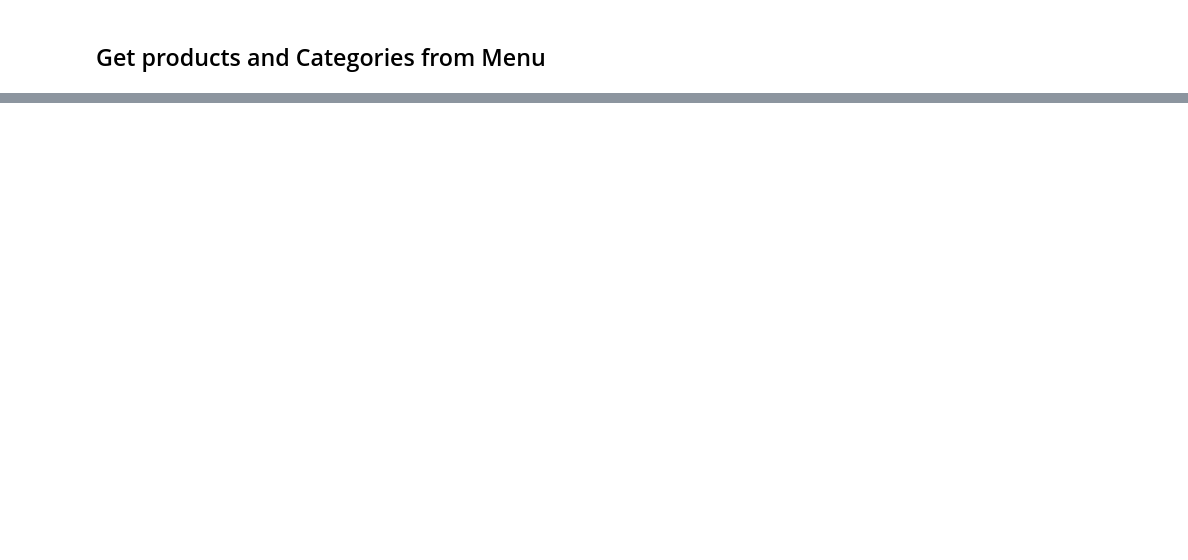
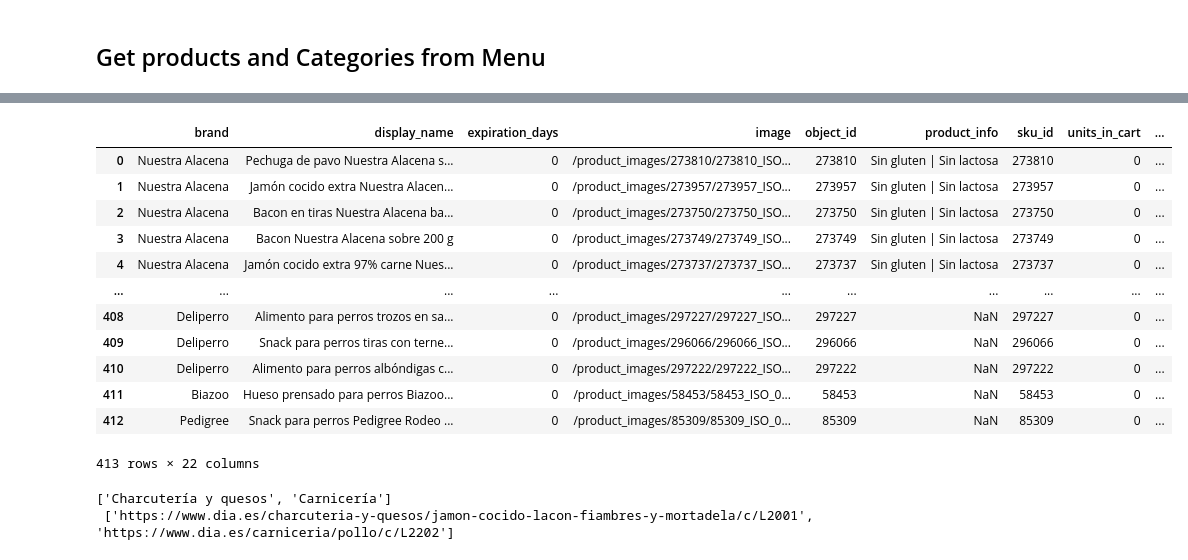
Before and after one commit to Terezka88/shopping-basket-analytics, a Jupyter notebook: notebooks/2_DIA_Scraping.ipynb, the cells around one changed output, grey strips where cells are left out. Cells and saved outputs as stored; diff of their text form; code cells hidden in the pictures; blank space fills up the shorter version.

```diff
--- a/notebooks/2_DIA_Scraping.ipynb
+++ b/notebooks/2_DIA_Scraping.ipynb
@@ -111,0 +115,5 @@ get_html(url=url_base)
+# %%
+cat_list = main_soup.find("ul", class_="categories-list")
+cat_list = cat_list.find_all("li")
+print("Number of main categories:", len(cat_list), "\n")
+print(cat_list[0].prettify())
@@ -111,0 +162,4 @@ get_html(url=url_base)
+# %%
+url = ls_url_cats[0]
+url_html = get_html(url)
+url_html = BeautifulSoup(url_html)
@@ -111,0 +211,11 @@ get_html(url=url_base)
+# %%
+def get_products(url):
+    url_html = get_html(url)
+    url_html = BeautifulSoup(url_html)
+    script_tag = url_html.body.find("script", id="vike_pageContext")
+    script_tag = str(script_tag.string)
+    d_prod = json.loads(script_tag)
+    prods = d_prod["INITIAL_STATE"]["plp_items"][:-1]
+    return prods
+
+get_products(ls_url_cats[1])
@@ -111,0 +240,8 @@ get_html(url=url_base)
+# %%
+from time import sleep
+from random import randint
+from tqdm import tqdm
+ls_prods = []
+for url in tqdm(ls_url_cats):
+    ls_prods.append(get_products(url))
+    sleep(randint(1, 5))
@@ -111,0 +268,36 @@ get_html(url=url_base)
+# %%
+import pandas as pd
+
+def flatten_prods(ls_prods):
+    ls_prods_flat = []
+    for d_prod in ls_prods:
+        for prod in d_prod:
+            d_price = prod["prices"]
+            d_prod_flat = prod.copy()
+            d_prod_flat.update(d_price)
+            del d_prod_flat["prices"]
+
+            ls_prods_flat.append(d_prod_flat)
+    return ls_prods_flat
+
+df_prods = pd.DataFrame(flatten_prods(ls_prods))
+df_prods
+# %% [output]
+|  | brand | display_name | expiration_days | image | object_id | product_info | sku_id | units_in_cart | ... |
+| 0 | Nuestra Alacena | Pechuga de pavo Nuestra Alacena s... | 0 | /product_images/273810/273810_ISO... | 273810 | Sin gluten | Sin lactosa | 273810 | 0 | ... |
+| 1 | Nuestra Alacena | Jamón cocido extra Nuestra Alacen... | 0 | /product_images/273957/273957_ISO... | 273957 | Sin gluten | Sin lactosa | 273957 | 0 | ... |
+| 2 | Nuestra Alacena | Bacon en tiras Nuestra Alacena ba... | 0 | /product_images/273750/273750_ISO... | 273750 | Sin gluten | Sin lactosa | 273750 | 0 | ... |
+| 3 | Nuestra Alacena | Bacon Nuestra Alacena sobre 200 g | 0 | /product_images/273749/273749_ISO... | 273749 | Sin gluten | Sin lactosa | 273749 | 0 | ... |
+| 4 | Nuestra Alacena | Jamón cocido extra 97% carne Nues... | 0 | /product_images/273737/273737_ISO... | 273737 | Sin gluten | Sin lactosa | 273737 | 0 | ... |
+| ... | ... | ... | ... | ... | ... | ... | ... | ... | ... |
+| 408 | Deliperro | Alimento para perros trozos en sa... | 0 | /product_images/297227/297227_ISO... | 297227 | NaN | 297227 | 0 | ... |
+| 409 | Deliperro | Snack para perros tiras con terne... | 0 | /product_images/296066/296066_ISO... | 296066 | NaN | 296066 | 0 | ... |
+| 410 | Deliperro | Alimento para perros albóndigas c... | 0 | /product_images/297222/297222_ISO... | 297222 | NaN | 297222 | 0 | ... |
+| 411 | Biazoo | Hueso prensado para perros Biazoo... | 0 | /product_images/58453/58453_ISO_0... | 58453 | NaN | 58453 | 0 | ... |
+| 412 | Pedigree | Snack para perros Pedigree Rodeo ... | 0 | /product_images/85309/85309_ISO_0... | 85309 | NaN | 85309 | 0 | ... |
+413 rows × 22 columns
+# %%
+print(ls_cats[:2], "\n", ls_url_cats[:2])
+# %% [output]
+['Charcutería y quesos', 'Carnicería']
+ ['https://www.dia.es/charcuteria-y-quesos/jamon-cocido-lacon-fiambres-y-mortadela/c/L2001', 'https://www.dia.es/carniceria/pollo/c/L2202']
```
Also changed, not shown: parts of 14 cells of this notebook, 1 other file.
